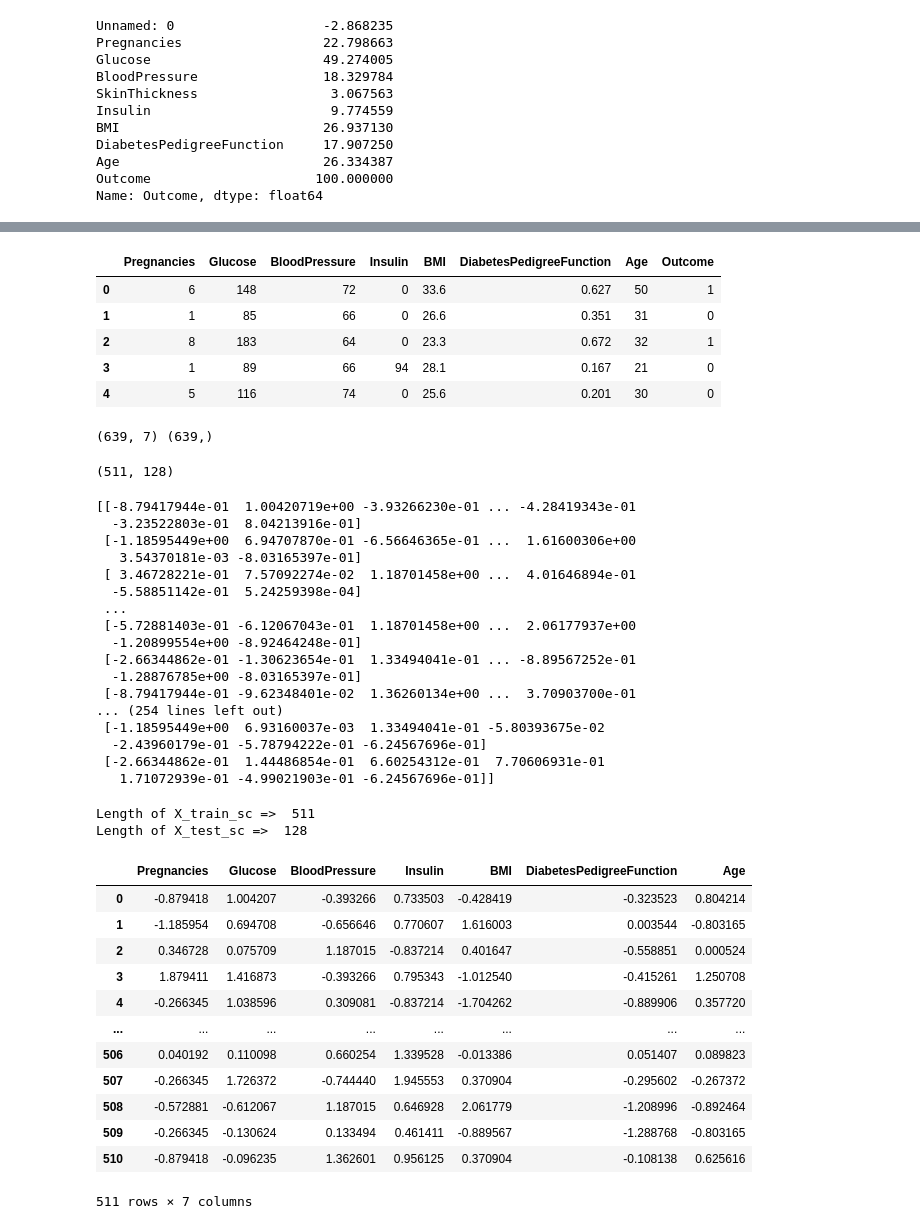
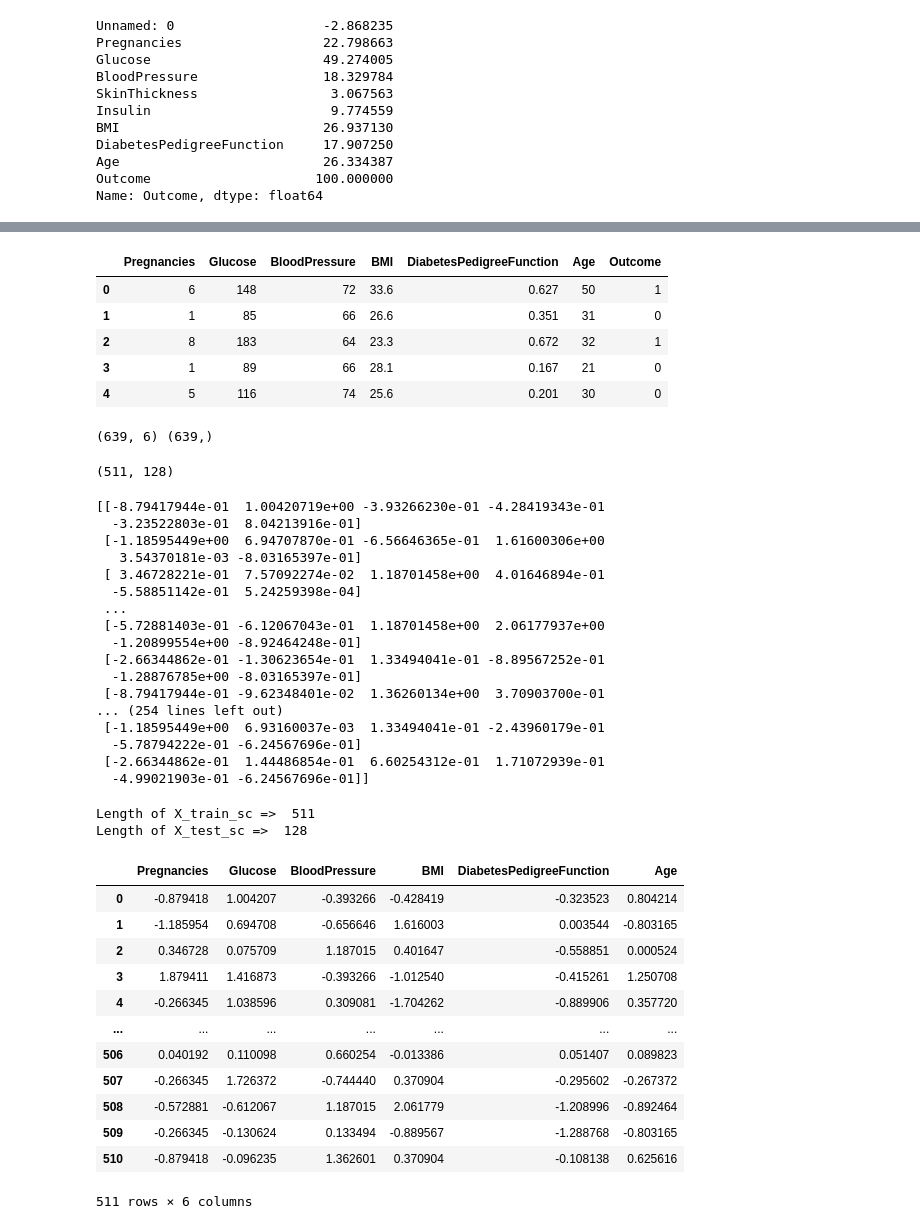
Before and after one commit to Babun001/Diabetes-Prediction-using-Machine-Learning, a Jupyter notebook: test.ipynb, the cells around one changed output, grey strips where cells are left out. Cells and saved outputs as stored; diff of their text form; code cells hidden in the pictures.

```diff
--- a/test.ipynb
+++ b/test.ipynb
@@ -42,20 +42,20 @@ sns.heatmap(diabetes_dataframe.corr(), annot=True, cmap='RdYlGn')
 # %%
-diabetes_dataframe.drop( columns=["Unnamed: 0","SkinThickness"], inplace=True)
+diabetes_dataframe.drop( columns=["Unnamed: 0","SkinThickness","Insulin"], inplace=True)
 # %%
 diabetes_dataframe.head()
 # %% [output]
-|  | Pregnancies | Glucose | BloodPressure | Insulin | BMI | DiabetesPedigreeFunction | Age | Outcome |
-| 0 | 6 | 148 | 72 | 0 | 33.6 | 0.627 | 50 | 1 |
-| 1 | 1 | 85 | 66 | 0 | 26.6 | 0.351 | 31 | 0 |
-| 2 | 8 | 183 | 64 | 0 | 23.3 | 0.672 | 32 | 1 |
-| 3 | 1 | 89 | 66 | 94 | 28.1 | 0.167 | 21 | 0 |
-| 4 | 5 | 116 | 74 | 0 | 25.6 | 0.201 | 30 | 0 |
+|  | Pregnancies | Glucose | BloodPressure | BMI | DiabetesPedigreeFunction | Age | Outcome |
+| 0 | 6 | 148 | 72 | 33.6 | 0.627 | 50 | 1 |
+| 1 | 1 | 85 | 66 | 26.6 | 0.351 | 31 | 0 |
+| 2 | 8 | 183 | 64 | 23.3 | 0.672 | 32 | 1 |
+| 3 | 1 | 89 | 66 | 28.1 | 0.167 | 21 | 0 |
+| 4 | 5 | 116 | 74 | 25.6 | 0.201 | 30 | 0 |
 # %%
 X = diabetes_dataframe.drop(['Outcome'], axis='columns')
 y = diabetes_dataframe.Outcome
 print(X.shape,y.shape)
 # %% [output]
-(639, 7) (639,)
+(639, 6) (639,)
 # %%
 from sklearn.model_selection import train_test_split
 X_train, X_test, y_train, y_test = train_test_split(X,y,random_state=42,test_size=0.2)
@@ -72,44 +72,44 @@ print(X_train_sc)
 print("----------------------")
 print(X_test_sc)
 # %% [output]
-[[-8.79417944e-01  1.00420719e+00 -3.93266230e-01 ... -4.28419343e-01
+[[-8.79417944e-01  1.00420719e+00 -3.93266230e-01 -4.28419343e-01
   -3.23522803e-01  8.04213916e-01]
- [-1.18595449e+00  6.94707870e-01 -6.56646365e-01 ...  1.61600306e+00
+ [-1.18595449e+00  6.94707870e-01 -6.56646365e-01  1.61600306e+00
    3.54370181e-03 -8.03165397e-01]
- [ 3.46728221e-01  7.57092274e-02  1.18701458e+00 ...  4.01646894e-01
+ [ 3.46728221e-01  7.57092274e-02  1.18701458e+00  4.01646894e-01
   -5.58851142e-01  5.24259398e-04]
  ...
- [-5.72881403e-01 -6.12067043e-01  1.18701458e+00 ...  2.06177937e+00
+ [-5.72881403e-01 -6.12067043e-01  1.18701458e+00  2.06177937e+00
   -1.20899554e+00 -8.92464248e-01]
- [-2.66344862e-01 -1.30623654e-01  1.33494041e-01 ... -8.89567252e-01
+ [-2.66344862e-01 -1.30623654e-01  1.33494041e-01 -8.89567252e-01
   -1.28876785e+00 -8.03165397e-01]
- [-8.79417944e-01 -9.62348401e-02  1.36260134e+00 ...  3.70903700e-01
+ [-8.79417944e-01 -9.62348401e-02  1.36260134e+00  3.70903700e-01
 ... (254 lines left out)
- [-1.18595449e+00  6.93160037e-03  1.33494041e-01 -5.80393675e-02
-  -2.43960179e-01 -5.78794222e-01 -6.24567696e-01]
- [-2.66344862e-01  1.44486854e-01  6.60254312e-01  7.70606931e-01
-   1.71072939e-01 -4.99021903e-01 -6.24567696e-01]]
+ [-1.18595449e+00  6.93160037e-03  1.33494041e-01 -2.43960179e-01
+  -5.78794222e-01 -6.24567696e-01]
+ [-2.66344862e-01  1.44486854e-01  6.60254312e-01  1.71072939e-01
+  -4.99021903e-01 -6.24567696e-01]]
 # %%
-X_train_sc = pd.DataFrame(X_train_sc, columns=["Pregnancies","Glucose","BloodPressure","Insulin","BMI","DiabetesPedigreeFunction","Age"])
-X_test_sc = pd.DataFrame(X_test_sc, columns=["Pregnancies","Glucose","BloodPressure","Insulin","BMI","DiabetesPedigreeFunction","Age"])
+X_train_sc = pd.DataFrame(X_train_sc, columns=["Pregnancies","Glucose","BloodPressure","BMI","DiabetesPedigreeFunction","Age"])
+X_test_sc = pd.DataFrame(X_test_sc, columns=["Pregnancies","Glucose","BloodPressure","BMI","DiabetesPedigreeFunction","Age"])
 print("Length of X_train_sc => ",len(X_train_sc))
 print("Length of X_test_sc => ",len(X_test_sc))
 X_train_sc
 # %% [output]
 Length of X_train_sc =>  511
 Length of X_test_sc =>  128
-|  | Pregnancies | Glucose | BloodPressure | Insulin | BMI | DiabetesPedigreeFunction | Age |
-| 0 | -0.879418 | 1.004207 | -0.393266 | 0.733503 | -0.428419 | -0.323523 | 0.804214 |
-| 1 | -1.185954 | 0.694708 | -0.656646 | 0.770607 | 1.616003 | 0.003544 | -0.803165 |
-| 2 | 0.346728 | 0.075709 | 1.187015 | -0.837214 | 0.401647 | -0.558851 | 0.000524 |
-| 3 | 1.879411 | 1.416873 | -0.393266 | 0.795343 | -1.012540 | -0.415261 | 1.250708 |
-| 4 | -0.266345 | 1.038596 | 0.309081 | -0.837214 | -1.704262 | -0.889906 | 0.357720 |
-| ... | ... | ... | ... | ... | ... | ... | ... |
-| 506 | 0.040192 | 0.110098 | 0.660254 | 1.339528 | -0.013386 | 0.051407 | 0.089823 |
-| 507 | -0.266345 | 1.726372 | -0.744440 | 1.945553 | 0.370904 | -0.295602 | -0.267372 |
-| 508 | -0.572881 | -0.612067 | 1.187015 | 0.646928 | 2.061779 | -1.208996 | -0.892464 |
-| 509 | -0.266345 | -0.130624 | 0.133494 | 0.461411 | -0.889567 | -1.288768 | -0.803165 |
-| 510 | -0.879418 | -0.096235 | 1.362601 | 0.956125 | 0.370904 | -0.108138 | 0.625616 |
+|  | Pregnancies | Glucose | BloodPressure | BMI | DiabetesPedigreeFunction | Age |
+| 0 | -0.879418 | 1.004207 | -0.393266 | -0.428419 | -0.323523 | 0.804214 |
+| 1 | -1.185954 | 0.694708 | -0.656646 | 1.616003 | 0.003544 | -0.803165 |
+| 2 | 0.346728 | 0.075709 | 1.187015 | 0.401647 | -0.558851 | 0.000524 |
+| 3 | 1.879411 | 1.416873 | -0.393266 | -1.012540 | -0.415261 | 1.250708 |
+| 4 | -0.266345 | 1.038596 | 0.309081 | -1.704262 | -0.889906 | 0.357720 |
+| ... | ... | ... | ... | ... | ... | ... |
+| 506 | 0.040192 | 0.110098 | 0.660254 | -0.013386 | 0.051407 | 0.089823 |
+| 507 | -0.266345 | 1.726372 | -0.744440 | 0.370904 | -0.295602 | -0.267372 |
+| 508 | -0.572881 | -0.612067 | 1.187015 | 2.061779 | -1.208996 | -0.892464 |
+| 509 | -0.266345 | -0.130624 | 0.133494 | -0.889567 | -1.288768 | -0.803165 |
+| 510 | -0.879418 | -0.096235 | 1.362601 | 0.370904 | -0.108138 | 0.625616 |
-511 rows × 7 columns
+511 rows × 6 columns
 # %%
 model = keras.Sequential([
```
Also changed, not shown: parts of 5 cells of this notebook, 1 other file.
